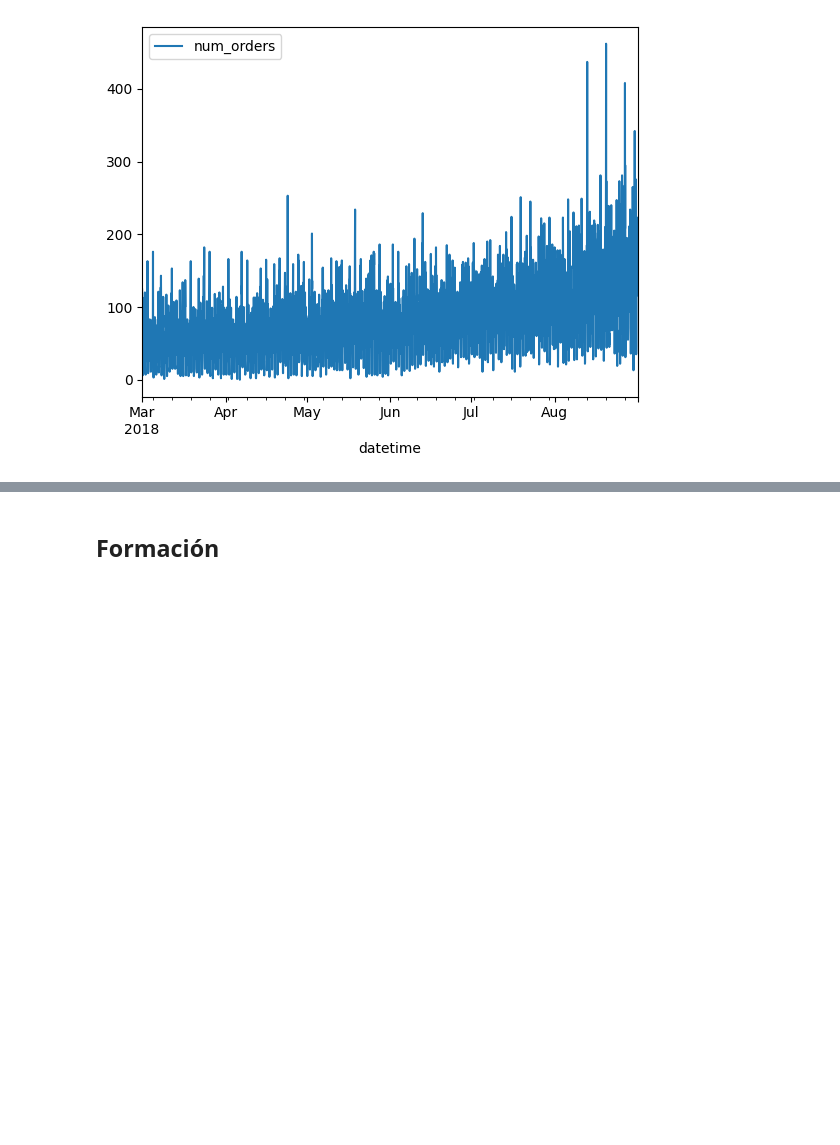
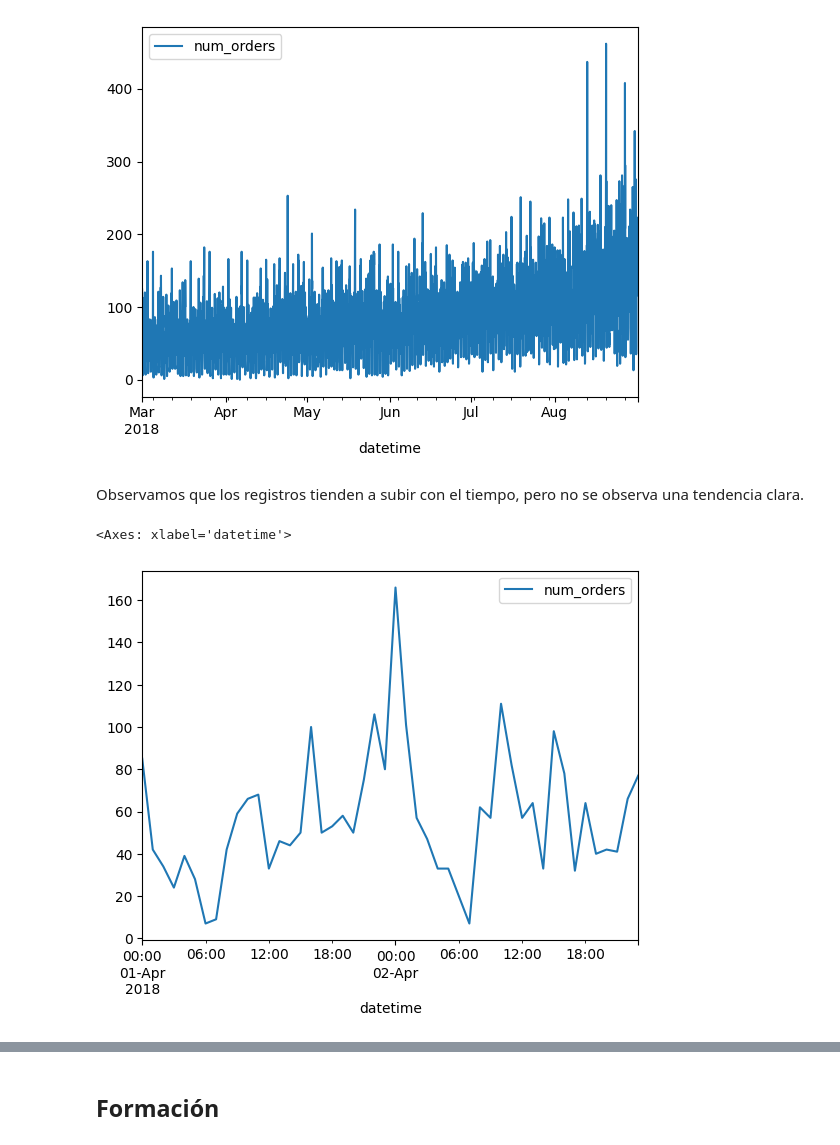
Before and after one commit to ianxportillo/Project_13, a Jupyter notebook: Project_13.ipynb, the cells around one changed output, grey strips where cells are left out. Drawn from its saved outputs; the diff is of its cells as text; code cells hidden in the pictures; blank space fills up the shorter version.

```diff
--- a/Project_13.ipynb
+++ b/Project_13.ipynb
@@ -98,4 +108,12 @@ df.plot()
 # %% [output]
 <Axes: xlabel='datetime'>
 [figure]
+# %% [markdown]
+Observamos que los registros tienden a subir con el tiempo, pero no se observa una tendencia clara.
+# %%
+df_sample = df['2018-04-01':'2018-04-02']
+df_sample.plot()
+# %% [output]
+<Axes: xlabel='datetime'>
+[figure, added]
 # %%
```
Also changed, not shown: parts of 11 cells of this notebook.
